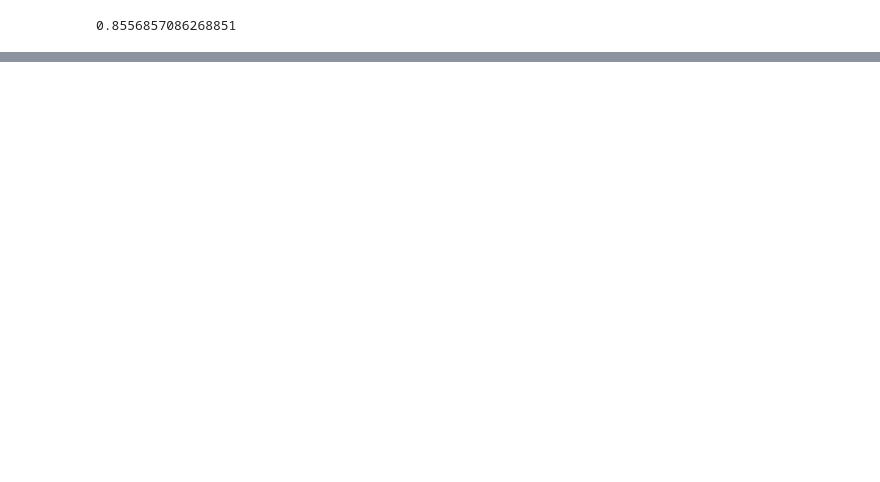
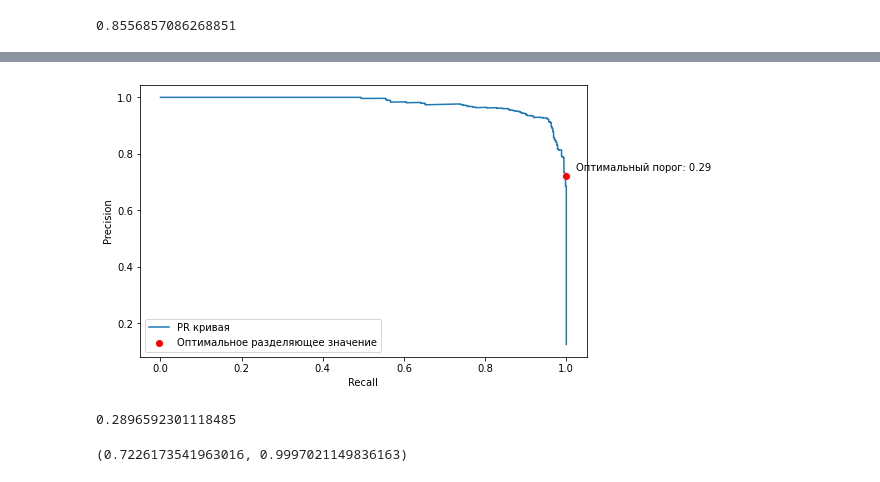
Before and after one commit to qdzzzxc/voice_classification_dusha, a Jupyter notebook: find_threshold.ipynb, the cells around one changed output, grey strips where cells are left out. Saved outputs shown, nothing was run; the diff lists cells and outputs as text; code cells hidden in the pictures; blank space fills up the shorter version.

```diff
--- a/find_threshold.ipynb
+++ b/find_threshold.ipynb
@@ -144,0 +337,14 @@ np.max(calibrated_probs, axis=1)[preds_val != y_val].mean()
+# %%
+threshold, in_df = get_pr_threshold(all_probs, not_probs, beta=6, plot=True)
+threshold
+# %% [output]
+[figure, added]
+0.2896592301118485
+# %%
+# точность в каждой группе после разделения по пороговому значению
+true_trsh = in_df[1, :][in_df[0, :] > threshold]
+false_trsh = in_df[1, :][in_df[0, :] < threshold]
+
+sum(true_trsh)/len(true_trsh), (len(false_trsh) - sum(false_trsh))/len(false_trsh)
+# %% [output]
+(0.7226173541963016, 0.9997021149836163)
```
Also changed, not shown: parts of 38 cells of this notebook, 9 other files.
